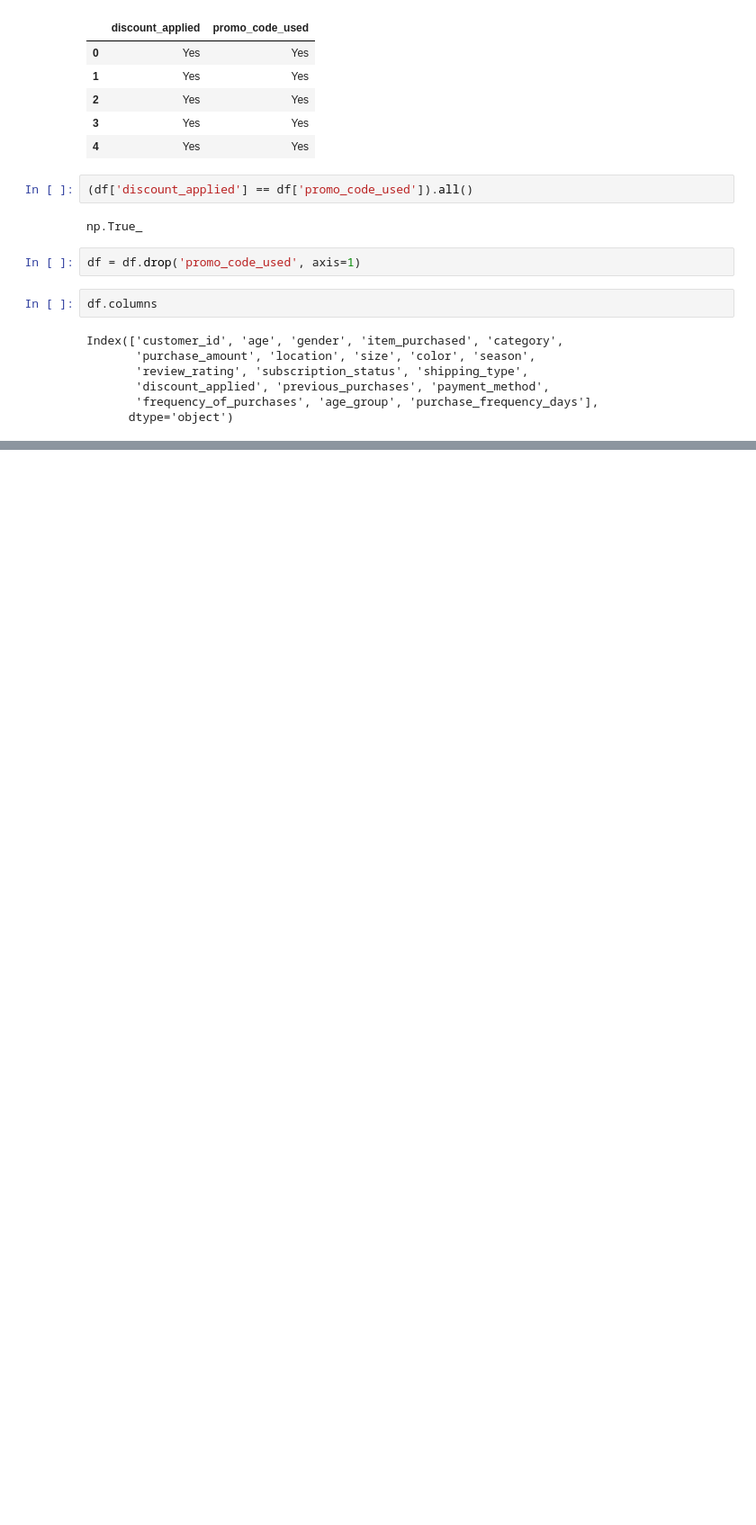
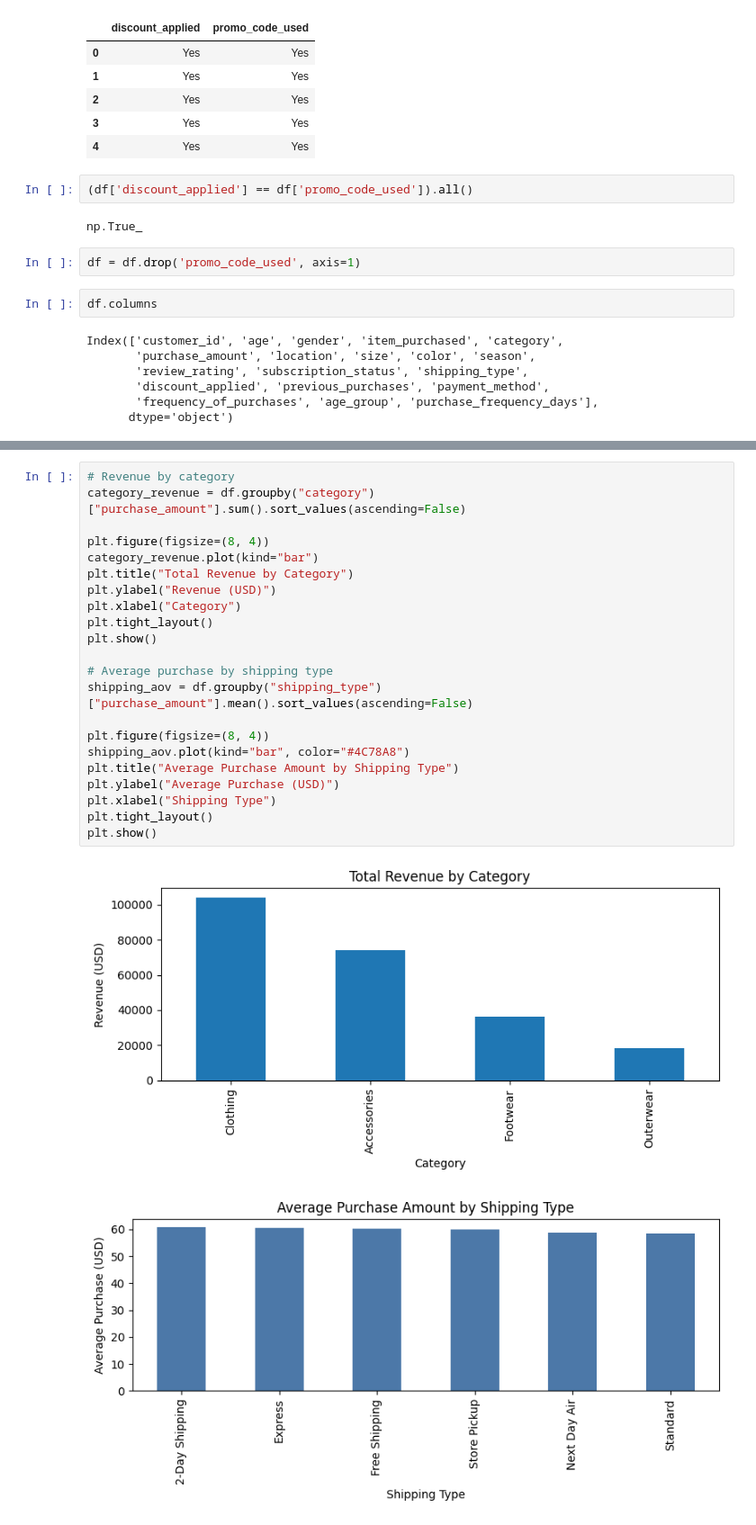
Before and after one commit to jibekgupta/Customer-Purchase-Behavior-Analytics, a Jupyter notebook: Customer_Shopping_Behavior_Analysis.ipynb, the cells around one changed output, grey strips where cells are left out. Shown at 90% size. Cells and saved outputs as stored; diff of their text form; blank space fills up the shorter version.

Commit message:
updates with proper markdown and some visual

```diff
--- a/Customer_Shopping_Behavior_Analysis.ipynb
+++ b/Customer_Shopping_Behavior_Analysis.ipynb
@@ -260,0 +295,25 @@ Data successfully loaded into table 'customer' in database 'customer_behavior'.
+# %%
+# Revenue by category
+category_revenue = df.groupby("category")["purchase_amount"].sum().sort_values(ascending=False)
+
+plt.figure(figsize=(8, 4))
+category_revenue.plot(kind="bar")
+plt.title("Total Revenue by Category")
+plt.ylabel("Revenue (USD)")
+plt.xlabel("Category")
+plt.tight_layout()
+plt.show()
+
+# Average purchase by shipping type
+shipping_aov = df.groupby("shipping_type")["purchase_amount"].mean().sort_values(ascending=False)
+
+plt.figure(figsize=(8, 4))
+shipping_aov.plot(kind="bar", color="#4C78A8")
+plt.title("Average Purchase Amount by Shipping Type")
+plt.ylabel("Average Purchase (USD)")
+plt.xlabel("Shipping Type")
+plt.tight_layout()
+plt.show()
+# %% [output]
+[figure, added]
+[figure, added]
```
Also changed, not shown: parts of 13 cells of this notebook.
